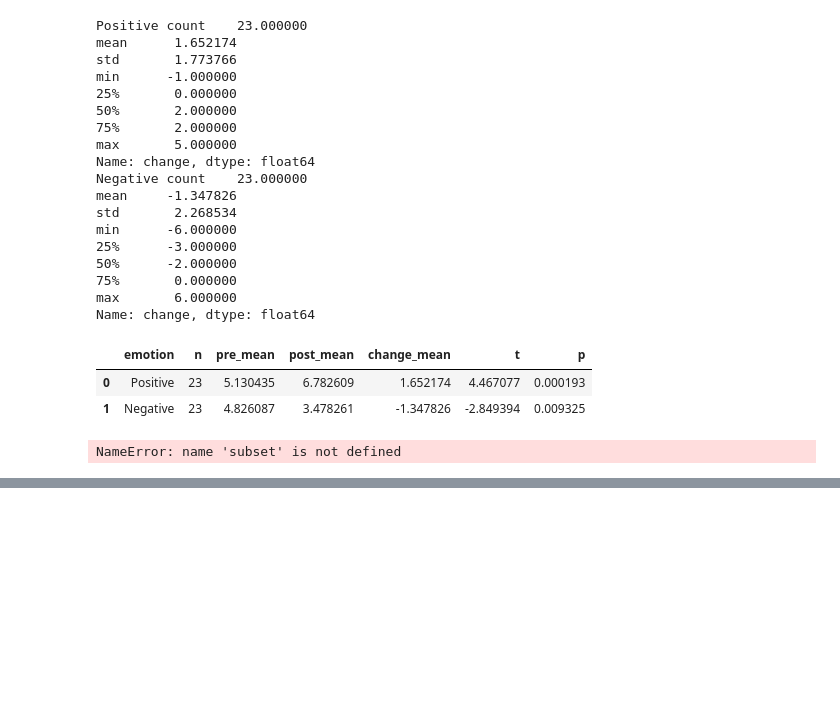
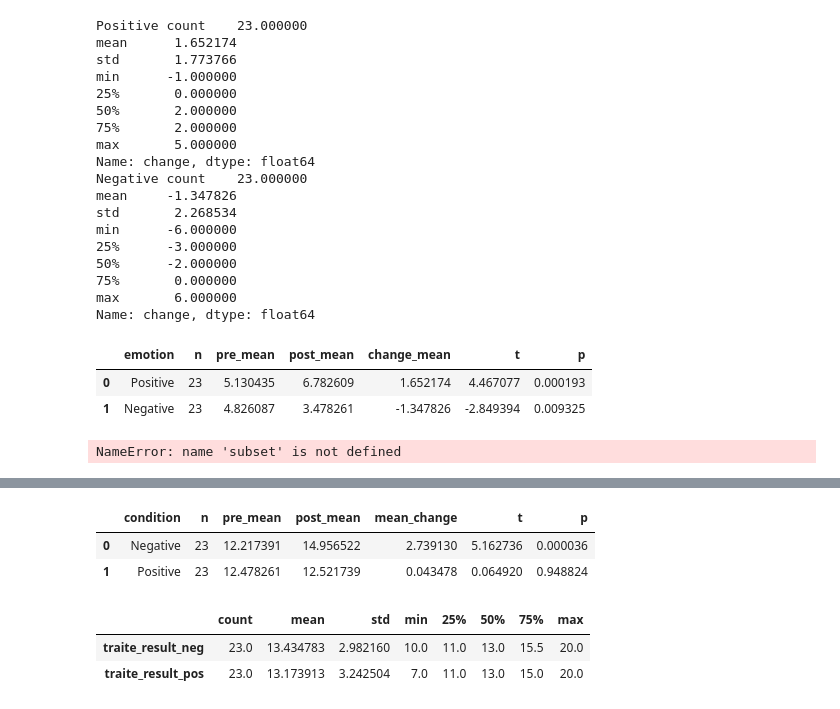
Before and after one commit to Neurocognitive-Engineering-Laboratory/experiment-crossover-emotion, a Jupyter notebook: notebooks/03_manipulation_check.ipynb, the cells around one changed output, grey strips where cells are left out. Saved outputs shown, nothing was run; the diff lists cells and outputs as text; code cells hidden in the pictures; blank space fills up the shorter version.

```diff
--- a/notebooks/03_manipulation_check.ipynb
+++ b/notebooks/03_manipulation_check.ipynb
@@ -558,0 +656,76 @@ NameError: name 'subset' is not defined
+# %%
+state_results = pd.DataFrame(
+    [
+        {
+            "condition": "Negative",
+            "n": len(
+                negative_state
+            ),
+            "pre_mean": (
+                negative_state[
+                    "result_state_neg_pre"
+                ].mean()
+            ),
+            "post_mean": (
+                negative_state[
+                    "result_state_neg_post"
+                ].mean()
+            ),
+            "mean_change": (
+                negative_state[
+                    "change"
+                ].mean()
+            ),
+            "t": (
+                negative_state_test.statistic
+            ),
+            "p": (
+                negative_state_test.pvalue
+            ),
+        },
+        {
+            "condition": "Positive",
+            "n": len(
+                positive_state
+            ),
+            "pre_mean": (
+                positive_state[
+                    "result_state_pos_pre"
+                ].mean()
+            ),
+            "post_mean": (
+                positive_state[
+                    "result_state_pos_post"
+                ].mean()
+            ),
+            "mean_change": (
+                positive_state[
+                    "change"
+                ].mean()
+            ),
+            "t": (
+                positive_state_test.statistic
+            ),
+            "p": (
+                positive_state_test.pvalue
+            ),
+        },
+    ]
+)
+
+state_results
+# %% [output]
+|  | condition | n | pre_mean | post_mean | mean_change | t | p |
+| 0 | Negative | 23 | 12.217391 | 14.956522 | 2.739130 | 5.162736 | 0.000036 |
+| 1 | Positive | 23 | 12.478261 | 12.521739 | 0.043478 | 0.064920 | 0.948824 |
+# %%
+participant_data[
+    [
+        "traite_result_neg",
+        "traite_result_pos",
+    ]
+].describe().T
+# %% [output]
+|  | count | mean | std | min | 25% | 50% | 75% | max |
+| traite_result_neg | 23.0 | 13.434783 | 2.982160 | 10.0 | 11.0 | 13.0 | 15.5 | 20.0 |
+| traite_result_pos | 23.0 | 13.173913 | 3.242504 | 7.0 | 11.0 | 13.0 | 15.0 | 20.0 |
```
Also changed, not shown: parts of 17 cells of this notebook, 19 other files.
